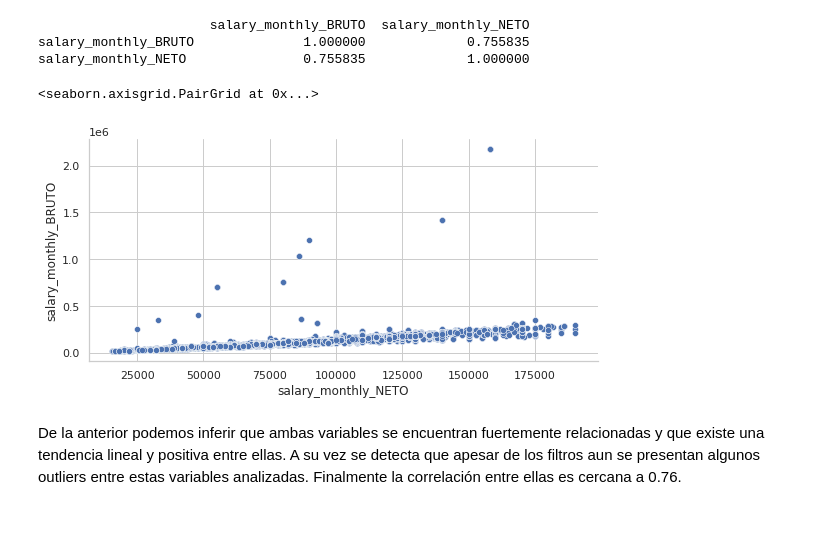
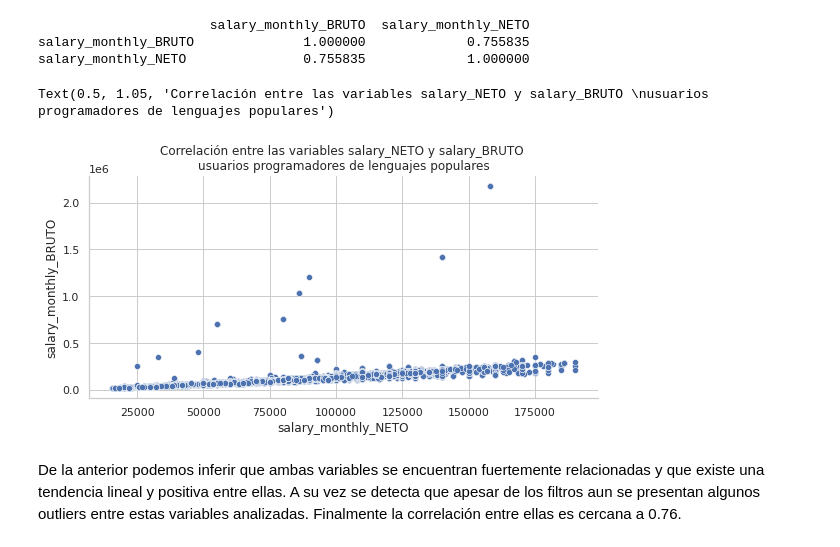
Before and after one commit to argennof/Data_A-V_2022, a Jupyter notebook: Grupo_24_Entregable_Parte_1.ipynb, the cells around one changed output. Saved outputs shown, nothing was run; the diff lists cells and outputs as text; code cells hidden in the pictures; blank space fills up the shorter version.

```diff
--- a/Grupo_24_Entregable_Parte_1.ipynb
+++ b/Grupo_24_Entregable_Parte_1.ipynb
@@ -604,9 +607,10 @@ salary_monthly_BRUTO              1.000000             0.755835
 salary_monthly_NETO               0.755835             1.000000
 # %%
 seaborn.pairplot(data=df_without_outliers, y_vars=['salary_monthly_BRUTO'], x_vars=['salary_monthly_NETO'],  aspect=2, height=4)
+plt.title('Correlación entre las variables salary_NETO y salary_BRUTO \nusuarios programadores de lenguajes populares', loc='center',  y = 1.05)
 # %% [output]
-<seaborn.axisgrid.PairGrid at 0x...>
+Text(0.5, 1.05, 'Correlación entre las variables salary_NETO y salary_BRUTO \nusuarios programadores de lenguajes populares')
-[figure, old version]
+[figure, new version]
 # %% [markdown]
 De la anterior podemos inferir que ambas variables se encuentran fuertemente relacionadas y que existe una tendencia lineal y positiva entre ellas. A su vez se detecta que apesar de los filtros aun se presentan algunos outliers entre estas variables analizadas. Finalmente la correlación entre ellas es cercana a 0.76.
 # %% [markdown]
```
Also changed, not shown: parts of 10 cells of this notebook.
